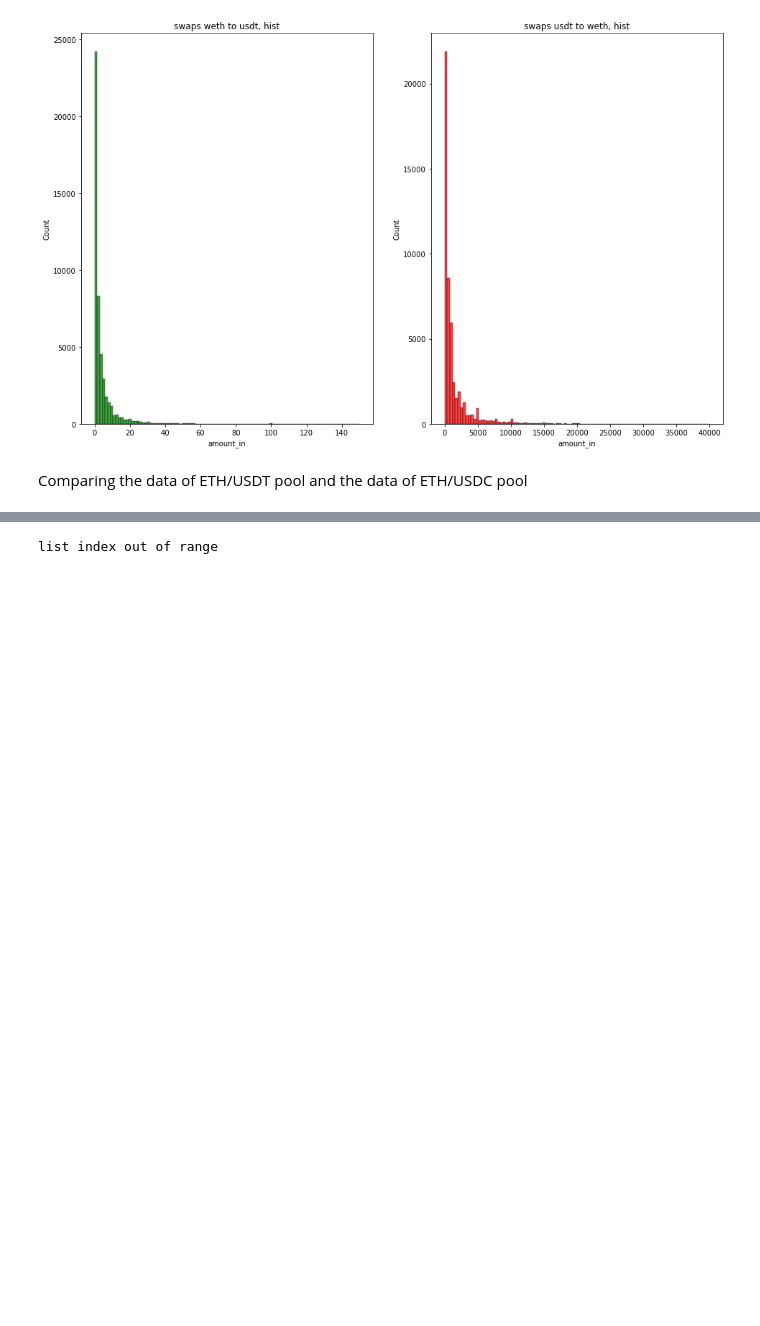
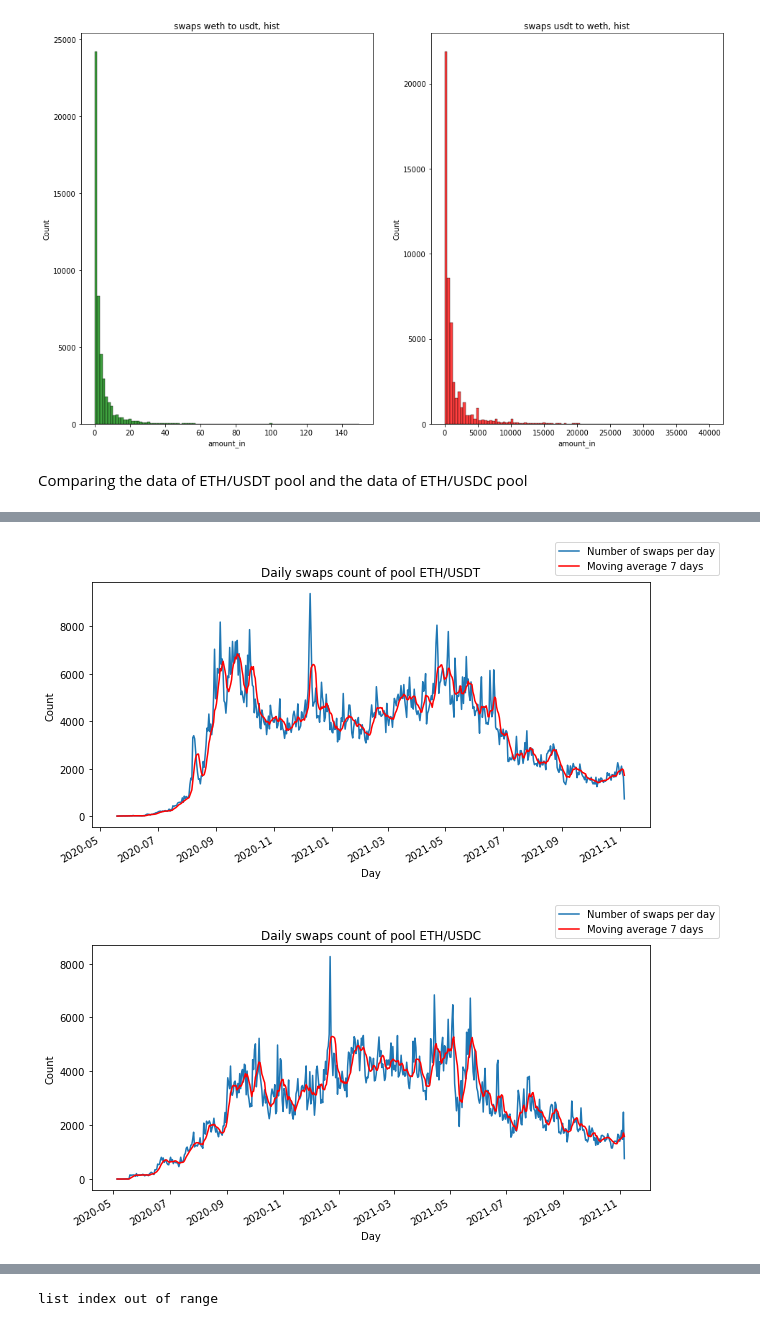
Before and after one commit to IX-Swap/data-science, a Jupyter notebook: uniswap_v2_pools_analysis/v2_pools_analysis.ipynb, the cells around one changed output, grey strips where cells are left out. Saved outputs shown, nothing was run; the diff lists cells and outputs as text; code cells hidden in the pictures; blank space fills up the shorter version.

```diff
--- a/uniswap_v2_pools_analysis/v2_pools_analysis.ipynb
+++ b/uniswap_v2_pools_analysis/v2_pools_analysis.ipynb
@@ -332,0 +85,6 @@ show_swaps_count_moving_averages(swaps_df=eth_usdc_df, pool_name="ETH/USDC")
+# %%
+show_swaps_count_moving_averages(swaps_df=eth_usdt_df[eth_usdt_df.token_in == 'WETH'], pool_name="ETH/USDT")
+show_swaps_count_moving_averages(swaps_df=eth_usdc_df[eth_usdc_df.token_in == 'WETH'], pool_name="ETH/USDC")
+# %% [output]
+[figure, added]
+[figure, added]
```
Also changed, not shown: parts of 41 cells of this notebook, 9 other files.
